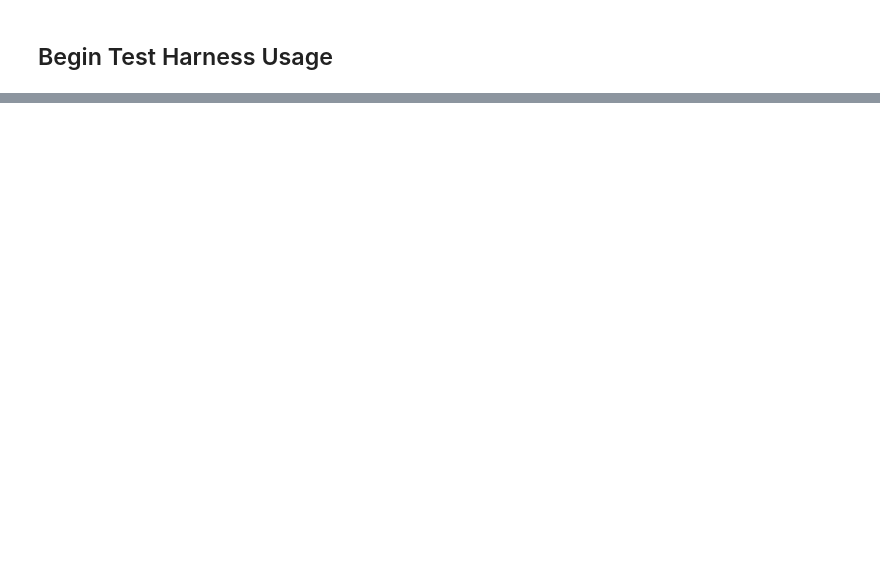
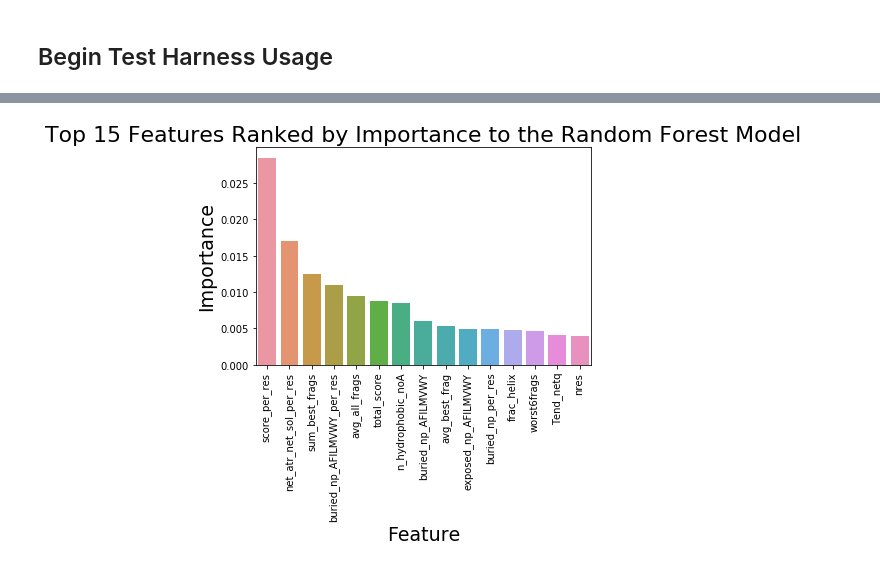
Before and after one commit to SD2E/test-harness, a Jupyter notebook: example_scripts/Data_Sharing_Demo/Data_Sharing_Test_Harness_Demo.ipynb, the cells around one changed output, grey strips where cells are left out. Saved outputs shown, nothing was run; the diff lists cells and outputs as text; code cells hidden in the pictures; blank space fills up the shorter version.

```diff
--- a/example_scripts/Data_Sharing_Demo/Data_Sharing_Test_Harness_Demo.ipynb
+++ b/example_scripts/Data_Sharing_Demo/Data_Sharing_Test_Harness_Demo.ipynb
@@ -120,0 +139,7 @@ The leave-one-out method will create splits of data based on the passed-in group
+# %%
+test_harness_results_path = os.path.join(current_path, "test_harness_results")
+
+custom_regression_leaderboard = pd.read_html(os.path.join(test_harness_results_path,
+                                                          "custom_regression_leaderboard.html"))[0]
+
+custom_regression_leaderboard
@@ -120,0 +151,3 @@ The leave-one-out method will create splits of data based on the passed-in group
+# %%
+run_id = custom_regression_leaderboard.iloc[0]["Run ID"]
+run_id
@@ -120,0 +156,4 @@ The leave-one-out method will create splits of data based on the passed-in group
+# %%
+feature_importance_df = pd.read_csv(os.path.join(test_harness_results_path,
+                                                 "runs/run_{}/feature_importances.csv".format(run_id)))
+feature_importance_df.head()
@@ -120,0 +167,10 @@ The leave-one-out method will create splits of data based on the passed-in group
+# %%
+%matplotlib inline
+ax = sns.barplot(x="Feature", y="Importance", data=feature_importance_df[:15])
+ax.set_title("Top 15 Features Ranked by Importance to the Random Forest Model", fontsize=22)
+ax.set_xlabel("Feature", fontsize=19)
+ax.set_ylabel("Importance", fontsize=19)
+plt.xticks(rotation=90)
+plt.show()
+# %% [output]
+[figure, added]
```
Also changed, not shown: parts of 44 cells of this notebook.
